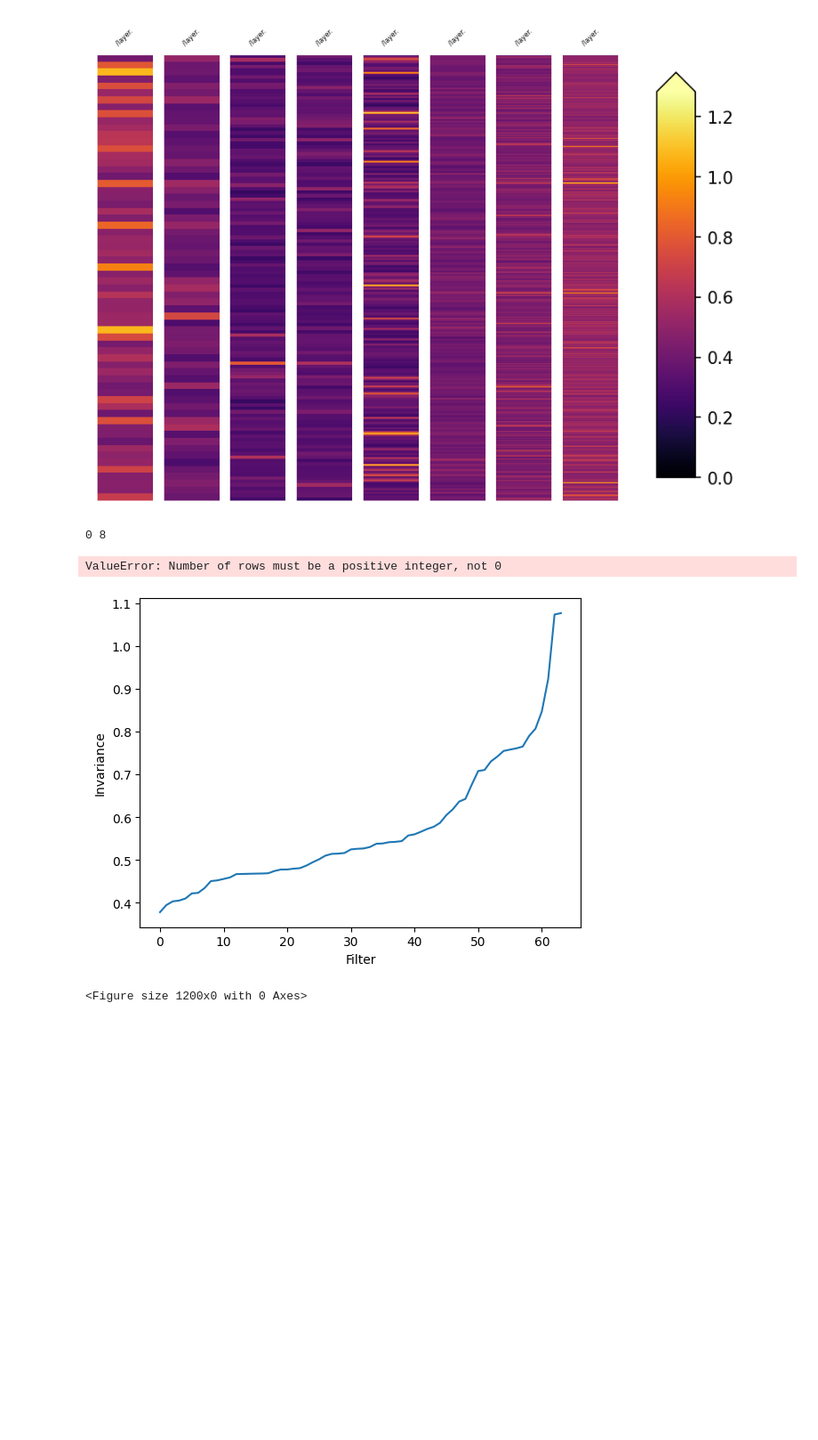
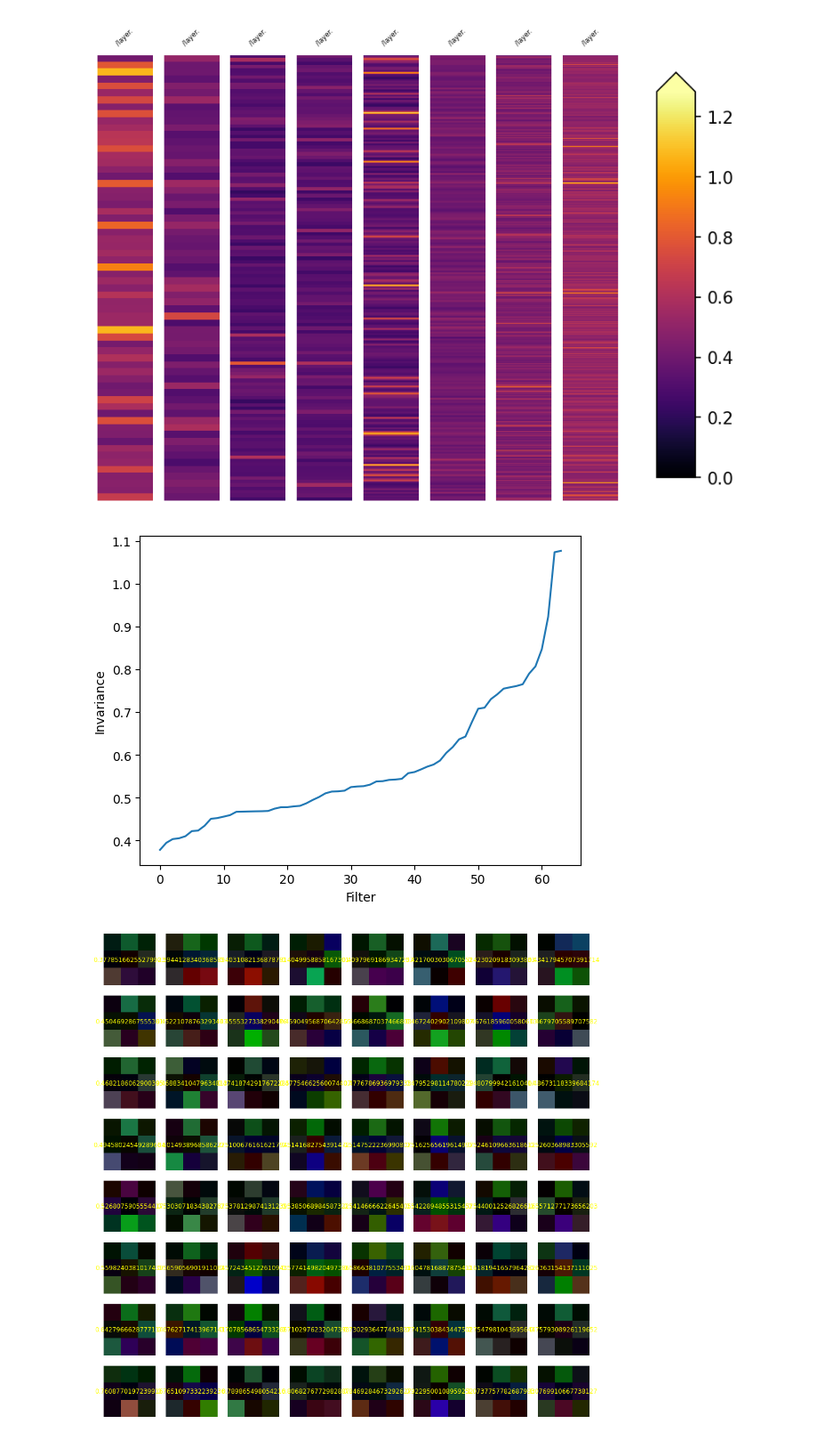
Before and after one commit to facundoq/tmeasures, a Jupyter notebook: docs/examples/ResNet Invariance with TinyImageNet.ipynb, the cells around one changed output. Shown at 89% size. Saved outputs shown, nothing was run; the diff lists cells and outputs as text; code cells hidden in the pictures; blank space fills up the shorter version.

Commit message:
refactoring and implemented basic activaitons plot

```diff
--- a/docs/examples/ResNet Invariance with TinyImageNet.ipynb
+++ b/docs/examples/ResNet Invariance with TinyImageNet.ipynb
@@ -196,27 +196,26 @@ tm.visualization.plot_heatmap(measure_result)
 # %%
 from tmeasures.visualization.weights import reorder_conv2d_weights,plot_conv2d_filters,plot_conv2d_filters_rgb
 
 activation_name = "/layer1/BasicBlock_0/conv2"
 activation_index = activations_module.inner_model.names.index(activation_name)
 activation = activations_module.inner_model.activations[activation_index]
 invariance = measure_result.layers_dict()[activation_name]
 # print(activation)
 # print(invariance.shape)
 reorder_conv2d_weights(activation,invariance)
 plt.plot(invariance)
 plt.xlabel("Filter")
 plt.ylabel("Invariance")
 
-# plot_conv2d_filters(activation,invariance,top_k=4,max_inputs=16,nmf_components=3)
+labels = [f"{i:.02}" for i in invariance]
+# plot_conv2d_filters(activation,top_k=4,max_inputs=16,nmf_components=3,labels=labels)
 # plt.savefig(f"{activation_name.replace("/","_")}_.png")
 
 plot_conv2d_filters_rgb(activation,invariance)
 plt.savefig(f"{activation_name.replace("/","_")}_rgb_.png")
 # %% [output]
-0 8
-ValueError: Number of rows must be a positive integer, not 0
 [figure]
-<Figure size 1200x0 with 0 Axes>
+[figure, added]
 # %%
 from collections import OrderedDict
 from torch import nn
```
Also changed, not shown: parts of 1 cell of this notebook, 3 other files.
